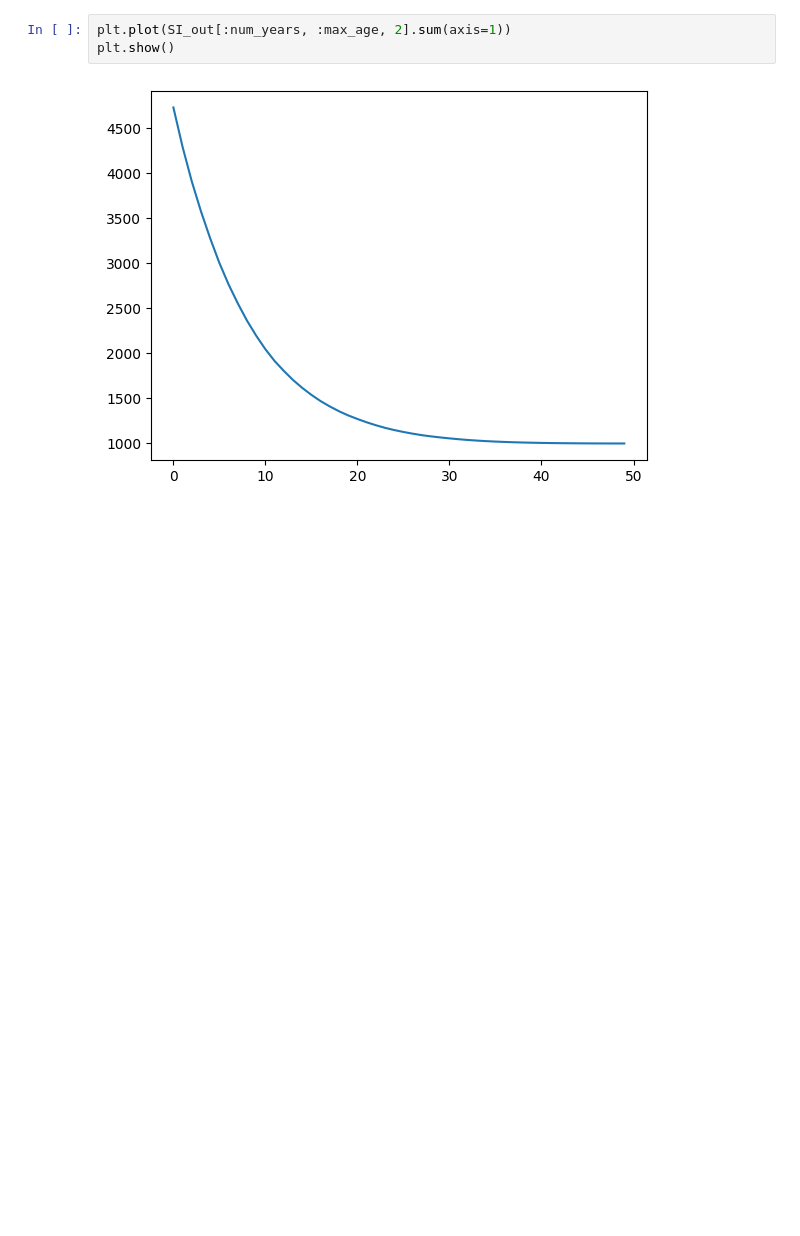
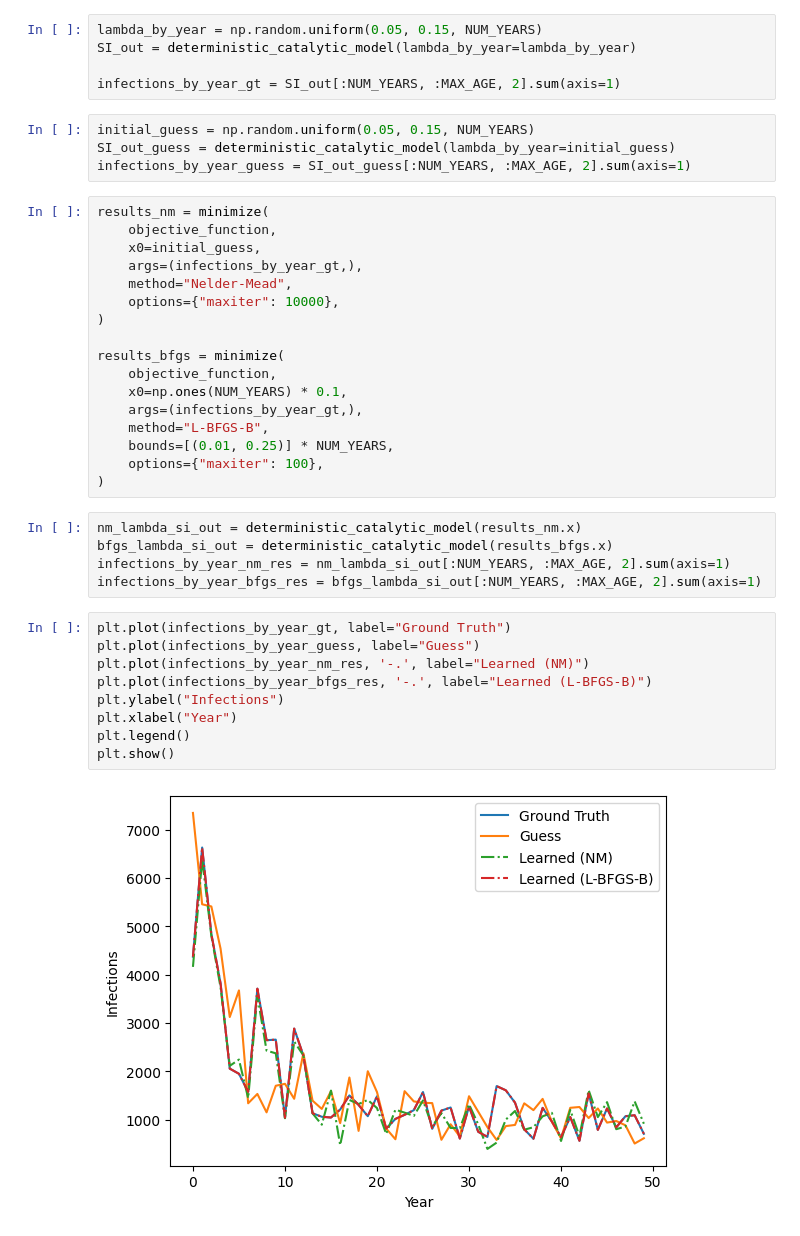
Before and after one commit to hunter-lybbert/uw-central, a Jupyter notebook: disease_dynamics/hw_01/hw01.ipynb, the cells around one changed output. Saved outputs shown, nothing was run; the diff lists cells and outputs as text; blank space fills up the shorter version.

```diff
--- a/disease_dynamics/hw_01/hw01.ipynb
+++ b/disease_dynamics/hw_01/hw01.ipynb
@@ -61,5 +63,42 @@ array([[ 87.45401188, 145.07143064, 123.19939418, ..., 104.67102793,  68.4854455
-# %%
-plt.plot(SI_out[:num_years, :max_age, 2].sum(axis=1))
-plt.show()
-# %% [output]
-[figure, removed]
+# %%
+lambda_by_year = np.random.uniform(0.05, 0.15, NUM_YEARS)
+SI_out = deterministic_catalytic_model(lambda_by_year=lambda_by_year)
+
+infections_by_year_gt = SI_out[:NUM_YEARS, :MAX_AGE, 2].sum(axis=1)
+# %%
+initial_guess = np.random.uniform(0.05, 0.15, NUM_YEARS)
+SI_out_guess = deterministic_catalytic_model(lambda_by_year=initial_guess)
+infections_by_year_guess = SI_out_guess[:NUM_YEARS, :MAX_AGE, 2].sum(axis=1)
+# %%
+results_nm = minimize(
+    objective_function,
+    x0=initial_guess,
+    args=(infections_by_year_gt,),
+    method="Nelder-Mead",
+    options={"maxiter": 10000},
+)
+
+results_bfgs = minimize(
+    objective_function,
+    x0=np.ones(NUM_YEARS) * 0.1,
+    args=(infections_by_year_gt,),
+    method="L-BFGS-B",
+    bounds=[(0.01, 0.25)] * NUM_YEARS,
+    options={"maxiter": 100},
+)
+# %%
+nm_lambda_si_out = deterministic_catalytic_model(results_nm.x)
+bfgs_lambda_si_out = deterministic_catalytic_model(results_bfgs.x)
+infections_by_year_nm_res = nm_lambda_si_out[:NUM_YEARS, :MAX_AGE, 2].sum(axis=1)
+infections_by_year_bfgs_res = bfgs_lambda_si_out[:NUM_YEARS, :MAX_AGE, 2].sum(axis=1)
+# %%
+plt.plot(infections_by_year_gt, label="Ground Truth")
+plt.plot(infections_by_year_guess, label="Guess")
+plt.plot(infections_by_year_nm_res, '-.', label="Learned (NM)")
+plt.plot(infections_by_year_bfgs_res, '-.', label="Learned (L-BFGS-B)")
+plt.ylabel("Infections")
+plt.xlabel("Year")
+plt.legend()
+plt.show()
+# %% [output]
+[figure, added]
```
Also changed, not shown: parts of 5 cells of this notebook.
